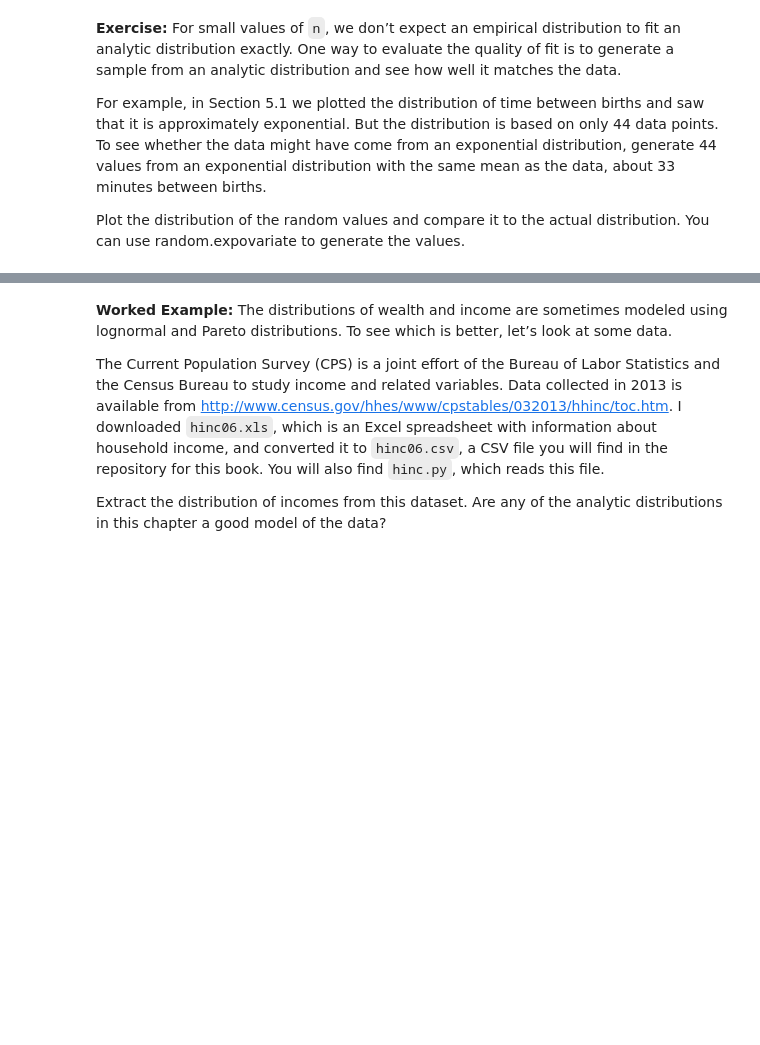
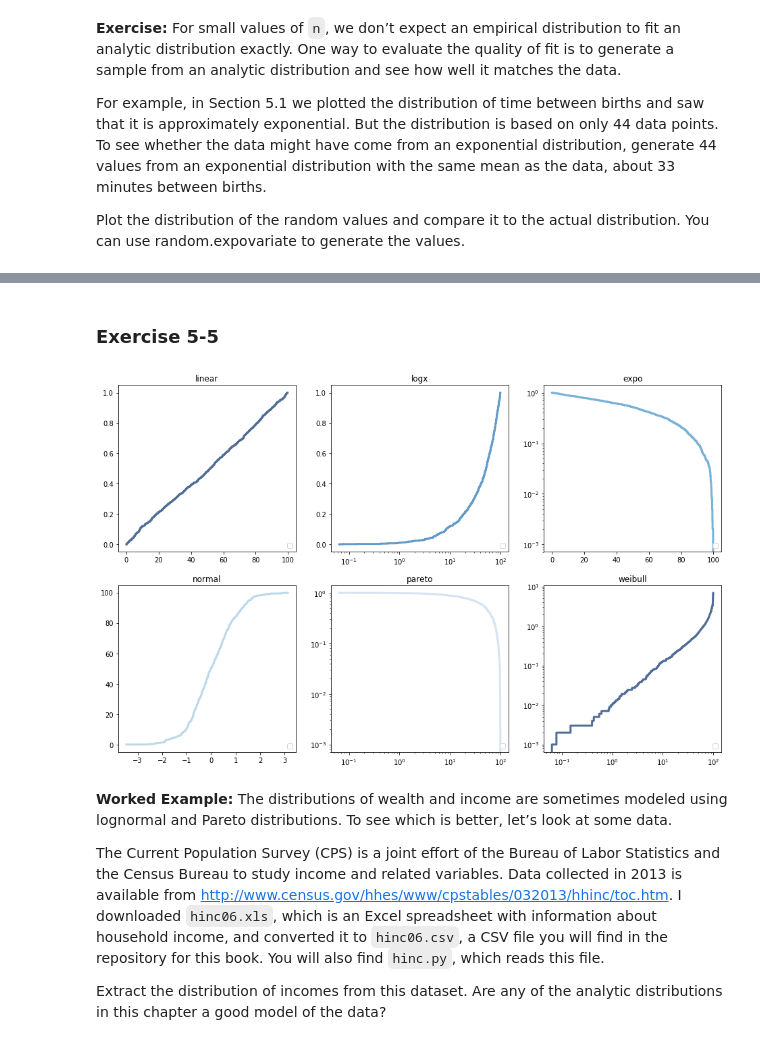
Before and after one commit to ijmiller2/ThinkStats2, a Jupyter notebook: code/chap05ex.ipynb, the cells around one changed output, grey strips where cells are left out. Saved outputs shown, nothing was run; the diff lists cells and outputs as text; code cells hidden in the pictures; blank space fills up the shorter version.

Commit message:
Worked through exercises.

```diff
--- a/code/chap05ex.ipynb
+++ b/code/chap05ex.ipynb
@@ -548,3 +608,52 @@ sample = [random.expovariate(lam) for _ in range(n)]
+# %% [markdown]
+### Exercise 5-5
+# %%
+filename = "mystery0.dat"
+
+def ReadFile(filename):
+    """Reads a list of numbers from a file.
+
+    filename: string
+
+    returns: list of float
+    """
+    fp = open(filename)
+    data = []
+    for line in fp:
+        x = float(line.strip())
+        data.append(x)
+    return data
+
+data = ReadFile(filename)
+cdf = thinkstats2.Cdf(data)
+
+thinkplot.PrePlot(rows=2, cols=3)
+thinkplot.SubPlot(1)
+thinkplot.Cdf(cdf)
+thinkplot.Config(title='linear')
+
+thinkplot.SubPlot(2)
+scale = thinkplot.Cdf(cdf, xscale='log')
+thinkplot.Config(title='logx', **scale)
+
+thinkplot.SubPlot(3)
+scale = thinkplot.Cdf(cdf, transform='exponential')
+thinkplot.Config(title='expo', **scale)
+
+thinkplot.SubPlot(4)
+xs, ys = thinkstats2.NormalProbability(data)
+thinkplot.Plot(xs, ys)
+thinkplot.Config(title='normal')
+
+thinkplot.SubPlot(5)
+scale = thinkplot.Cdf(cdf, transform='pareto')
+thinkplot.Config(title='pareto', **scale)
+
+thinkplot.SubPlot(6)
+scale = thinkplot.Cdf(cdf, transform='weibull')
+thinkplot.Config(title='weibull', **scale)
+# %% [output]
+[figure, added]
 # %% [markdown]
 **Worked Example:** The distributions of wealth and income are sometimes modeled using lognormal and Pareto distributions. To see which is better, let’s look at some data.
 
```
Also changed, not shown: parts of 33 cells of this notebook.
